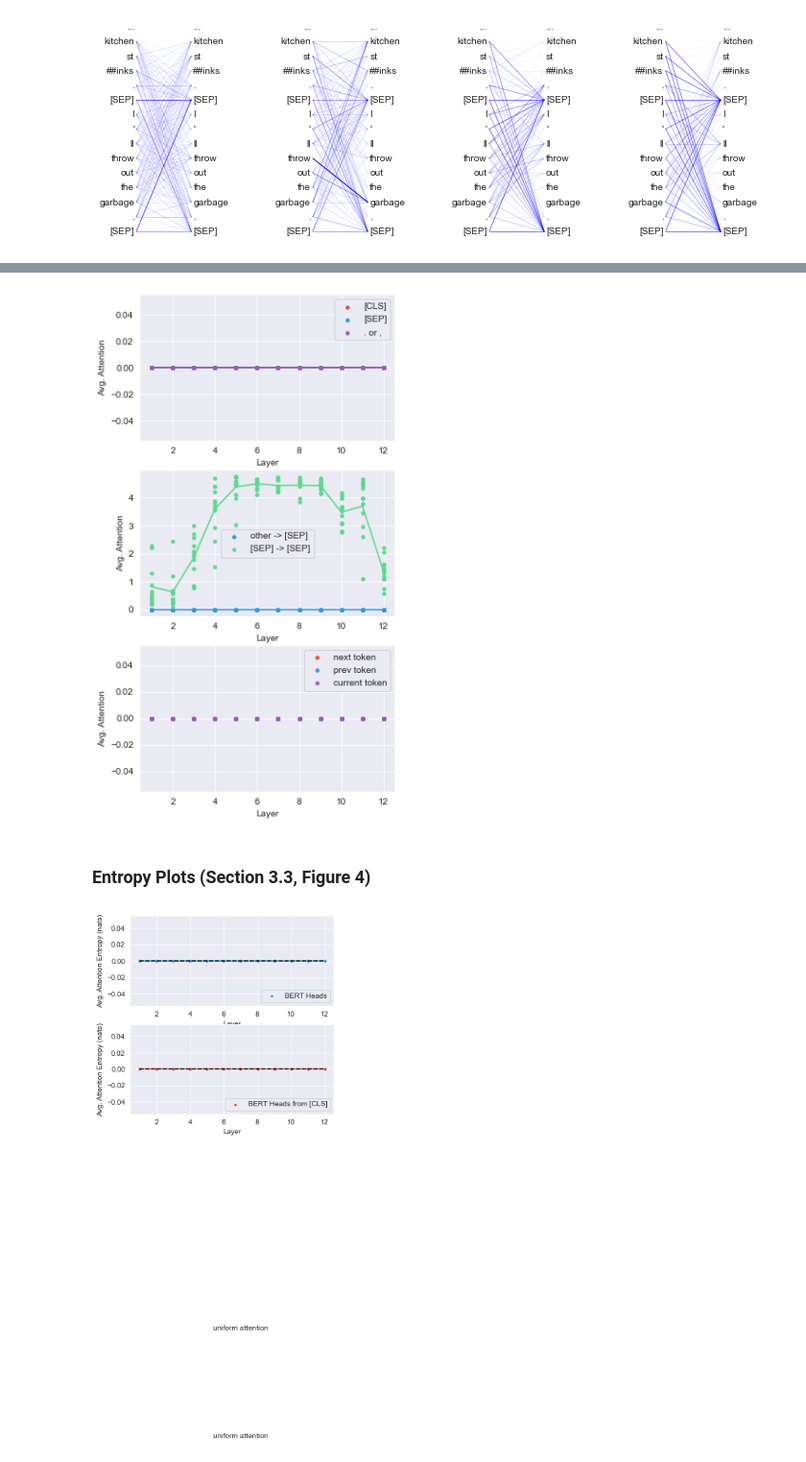
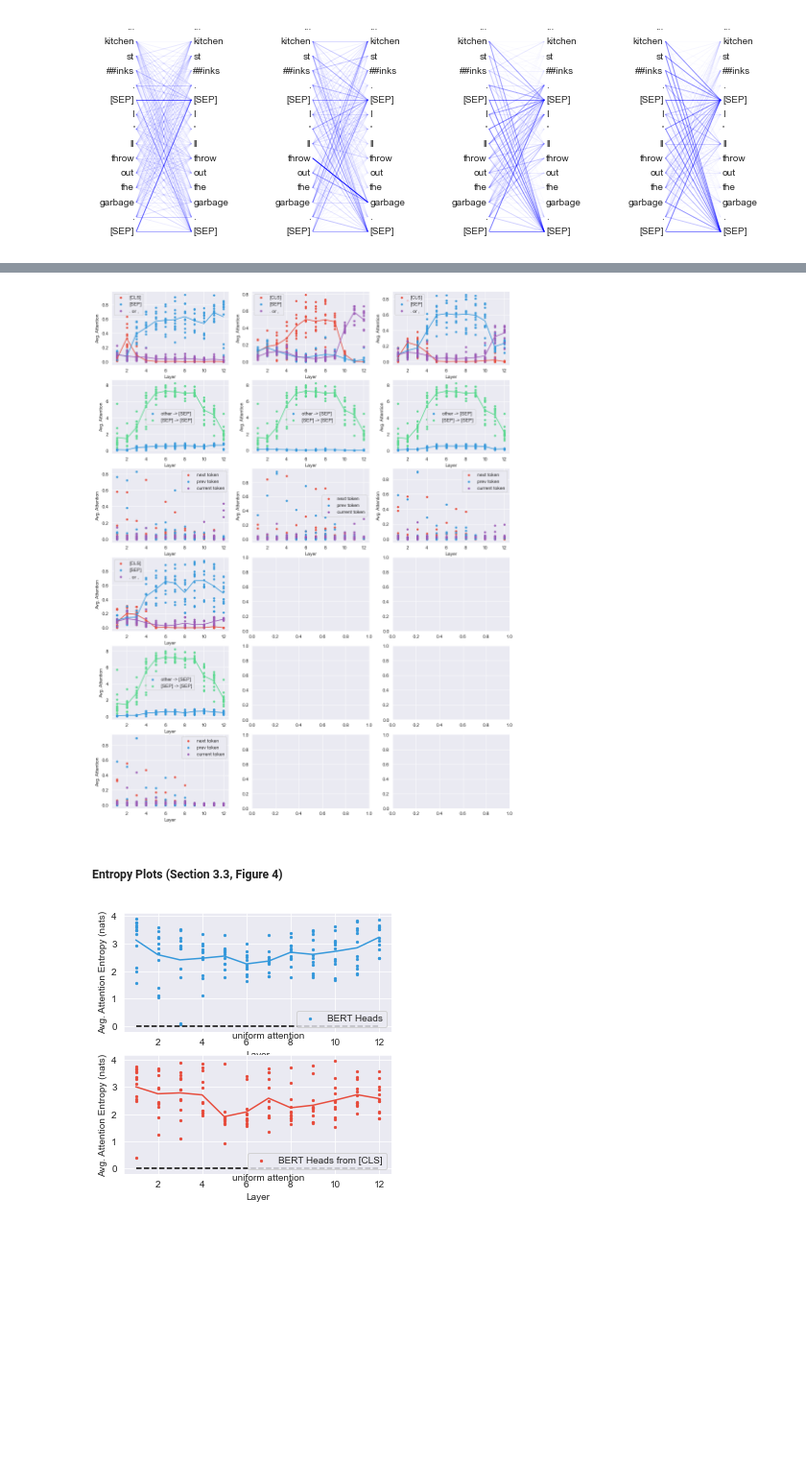
Before and after one commit to eliroc98/dialogue_coherence, a Jupyter notebook: attention.ipynb, the cells around one changed output, grey strips where cells are left out. Shown at 96% size. Saved outputs shown, nothing was run; the diff lists cells and outputs as text; code cells hidden in the pictures; blank space fills up the shorter version.

```diff
--- a/attention.ipynb
+++ b/attention.ipynb
@@ -324,0 +407,4 @@ array([[0., 0., 0., 0., 0., 0., 0., 0., 0., 0., 0., 0., 0., 0., 0., 0.],
+# %%
+diff_attns = {
+    "-".join([c[0][0], c[1][0]]): compute_difference(attention_dicts[c[0][0]], attention_dicts[c[1][0]]) for c in combinations(keys,2)
+}
@@ -324,0 +429,4 @@ array([[0., 0., 0., 0., 0., 0., 0., 0., 0., 0., 0., 0., 0., 0., 0., 0.],
+# %%
+for k in diff_attns.keys():
+    if diff_attns[k] == []:
+        print(k)
@@ -360,3 +493,5 @@ Computing entropy stats
+# %%
+model = "tod_bert"
 # %%
 from bertviz import model_view, head_view, neuron_view
 # %%
@@ -396,5 +531,5 @@ def get_data_points(head_data):
 # %%
-data = attention_dicts['bert_conversational']
+data = attention_dicts[model]
 # %%
 width = 3
 example_sep = 3
@@ -438,6 +580,6 @@ plt.show()
 # %%
-def add_line(key, ax, color, label, plot_avgs=True):
-  xs, ys, avgs = get_data_points(avg_attns[key])
+def add_line(key, ax, color, label, attn_dict, plot_avgs=True):
+  xs, ys, avgs = get_data_points(attn_dict[key])
   ax.scatter(xs, ys, s=12, label=label, color=color)
   if plot_avgs:
     ax.plot(1 + np.arange(len(avgs)), avgs, color=color)
@@ -446,61 +588,64 @@ def add_line(key, ax, color, label, plot_avgs=True):
   ax.set_ylabel("Avg. Attention")
 
 
-plt.figure(figsize=(5, 10))
-ax = plt.subplot(3, 1, 1)
-for key, color, label in [
-    ("cls", RED, "[CLS]"),
-    ("sep", BLUE, "[SEP]"),
-    ("punct", PURPLE, ". or ,"),
-]:
-  add_line(key, ax, color, label)
+def avg_attns_plots(attns_dict):
+  n_cols = int(len(attns_dict)%4) if len(attns_dict) < 4 else 3
+  n_rows = (int(len(attns_dict)/4) + 1) * 3
+  fig, ax = plt.subplots(n_rows, n_cols, figsize = (15, 20))
+  for i, model in enumerate(attns_dict):
+    for key, color, label in [
+        ("cls", RED, "[CLS]"),
+        ("sep", BLUE, "[SEP]"),
+        ("punct", PURPLE, ". or ,"),
+    ]:
+      add_line(key, ax[0 + (3*int(i/3)), i%3], color, label, attns_dict[model])
 
-ax = plt.subplot(3, 1, 2)
-for key, color, label in [
-    ("rest_sep", BLUE, "other -> [SEP]"),
-    ("sep_sep", GREEN, "[SEP] -> [SEP]"),
-]:
-  add_line(key, ax, color, label)
+    for key, color, label in [
+        ("rest_sep", BLUE, "other -> [SEP]"),
+        ("sep_sep", GREEN, "[SEP] -> [SEP]"),
+    ]:
+      add_line(key, ax[1 + (3*int(i/3)), i%3], color, label, attns_dict[model])
 
-ax = plt.subplot(3, 1, 3)
-for key, color, label in [
-    ("left", RED, "next token"),
-    ("right", BLUE, "prev token"),
-    ("self", PURPLE, "current token"),
-]:
-  add_line(key, ax, color, label, plot_avgs=False)
+    for key, color, label in [
+        ("left", RED, "next token"),
+        ("right", BLUE, "prev token"),
+        ("self", PURPLE, "current token"),
+    ]:
+      add_line(key, ax[2 + (3*int(i/3)), i%3], color, label, attns_dict[model], plot_avgs=False)
 
-plt.show()
+  plt.show()
-# %% [output]
-[figure, removed]
+# %%
+avg_attns_plots(avg_attention_dicts)
+# %% [output]
+[figure, added]
 # %% [markdown]
-### Entropy Plots (Section 3.3, Figure 4)
+##### Entropy Plots (Section 3.3, Figure 4)
 # %%
-xs, es, avg_es = get_data_points(entropies)
-xs, es_cls, avg_es_cls = get_data_points(entropies_cls)
+xs, es, avg_es = get_data_points(entropies_attention_dicts[model]['entropies'])
+xs, es_cls, avg_es_cls = get_data_points(entropies_attention_dicts[model]['entropies_cls'])
 
 plt.figure(figsize=(5, 5))
 
 
 def plot_entropies(ax, data, avgs, label, c):
   ax.scatter(xs, data, c=c, s=5, label=label)
   ax.plot(1 + np.arange(12), avgs, c=c)
   ax.plot([1, 12], [uniform_attn_entropy, uniform_attn_entropy],
           c="k", linestyle="--")
   ax.text(7, uniform_attn_entropy - 0.45, "uniform attention",
           ha="center")
   ax.legend(loc="lower right")
   ax.set_ylabel("Avg. Attention Entropy (nats)")
   ax.set_xlabel("Layer")
 
 plot_entropies(plt.subplot(2, 1, 1), es, avg_es, "BERT Heads",
                c=BLUE)
 plot_entropies(plt.subplot(2, 1, 2), es_cls, avg_es_cls,
                "BERT Heads from [CLS]", c=RED)
 
 plt.show()
 # %% [output]
-[figure, old version]
+[figure, new version]
 # %%
 ENTROPY_THRESHOLD = 3.8  # When to say a head "attends broadly"
 POSITION_THRESHOLD = 0.5  # When to say a head "attends to next/prev"
```
Also changed, not shown: parts of 44 cells of this notebook.
